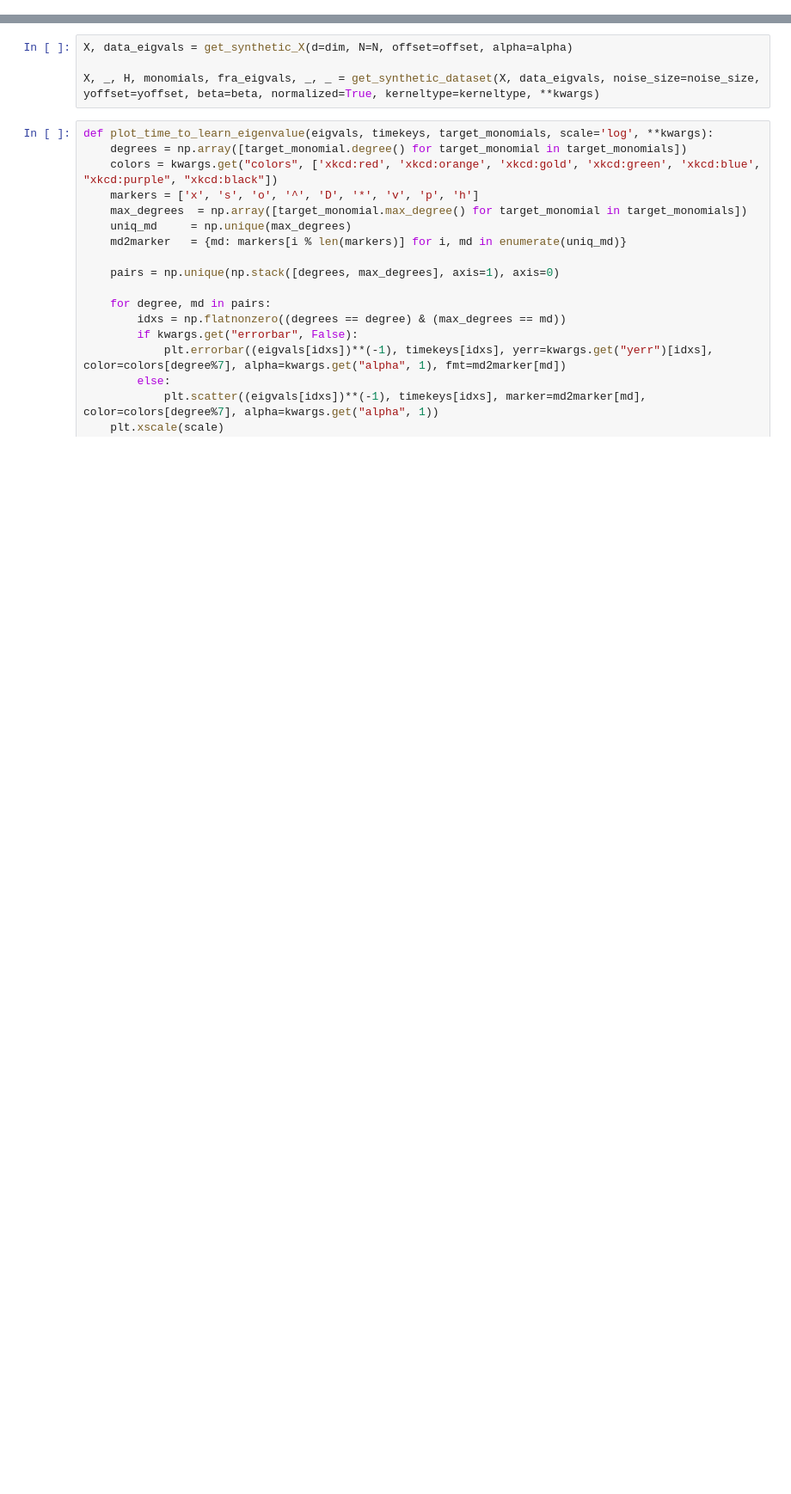
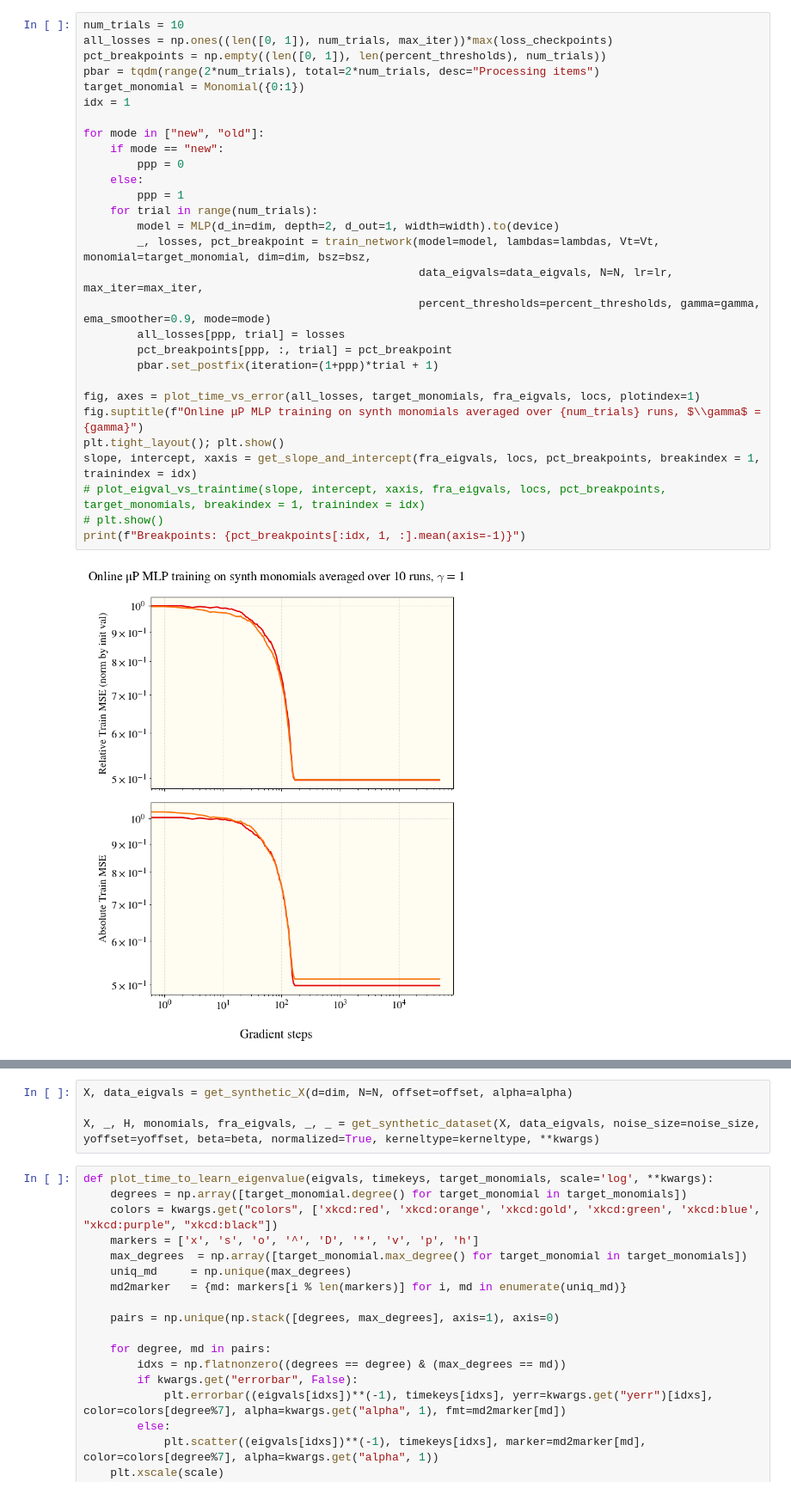
Before and after one commit to james-simon/feature_recombination, a Jupyter notebook: notebooks/MLP-training.ipynb, the cells around one changed output, grey strips where cells are left out. Shown at 86% size. Cells and saved outputs as stored; diff of their text form; blank space fills up the shorter version.

```diff
--- a/notebooks/MLP-training.ipynb
+++ b/notebooks/MLP-training.ipynb
@@ -28,0 +156,31 @@ plt.rc("mathtext", fontset='cm')
+# %%
+num_trials = 10
+all_losses = np.ones((len([0, 1]), num_trials, max_iter))*max(loss_checkpoints)
+pct_breakpoints = np.empty((len([0, 1]), len(percent_thresholds), num_trials))
+pbar = tqdm(range(2*num_trials), total=2*num_trials, desc="Processing items")
+target_monomial = Monomial({0:1})
+idx = 1
+
+for mode in ["new", "old"]:
+    if mode == "new":
+        ppp = 0
+    else:
+        ppp = 1
+    for trial in range(num_trials):
+        model = MLP(d_in=dim, depth=2, d_out=1, width=width).to(device)
+        _, losses, pct_breakpoint = train_network(model=model, lambdas=lambdas, Vt=Vt, monomial=target_monomial, dim=dim, bsz=bsz,
+                                                  data_eigvals=data_eigvals, N=N, lr=lr, max_iter=max_iter,
+                                                  percent_thresholds=percent_thresholds, gamma=gamma, ema_smoother=0.9, mode=mode)
+        all_losses[ppp, trial] = losses
+        pct_breakpoints[ppp, :, trial] = pct_breakpoint
+        pbar.set_postfix(iteration=(1+ppp)*trial + 1)
+
+fig, axes = plot_time_vs_error(all_losses, target_monomials, fra_eigvals, locs, plotindex=1)
+fig.suptitle(f"Online μP MLP training on synth monomials averaged over {num_trials} runs, $\\gamma$ = {gamma}")
+plt.tight_layout(); plt.show()
+slope, intercept, xaxis = get_slope_and_intercept(fra_eigvals, locs, pct_breakpoints, breakindex = 1, trainindex = idx)
+# plot_eigval_vs_traintime(slope, intercept, xaxis, fra_eigvals, locs, pct_breakpoints, target_monomials, breakindex = 1, trainindex = idx)
+# plt.show()
+print(f"Breakpoints: {pct_breakpoints[:idx, 1, :].mean(axis=-1)}")
+# %% [output]
+[figure, added]
```
Also changed, not shown: parts of 17 cells of this notebook, 3 other files.
